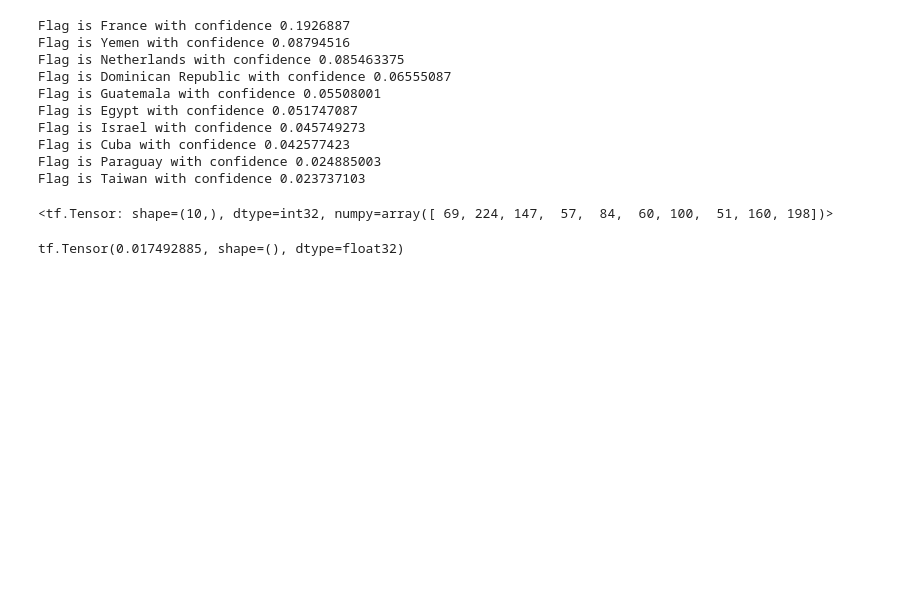
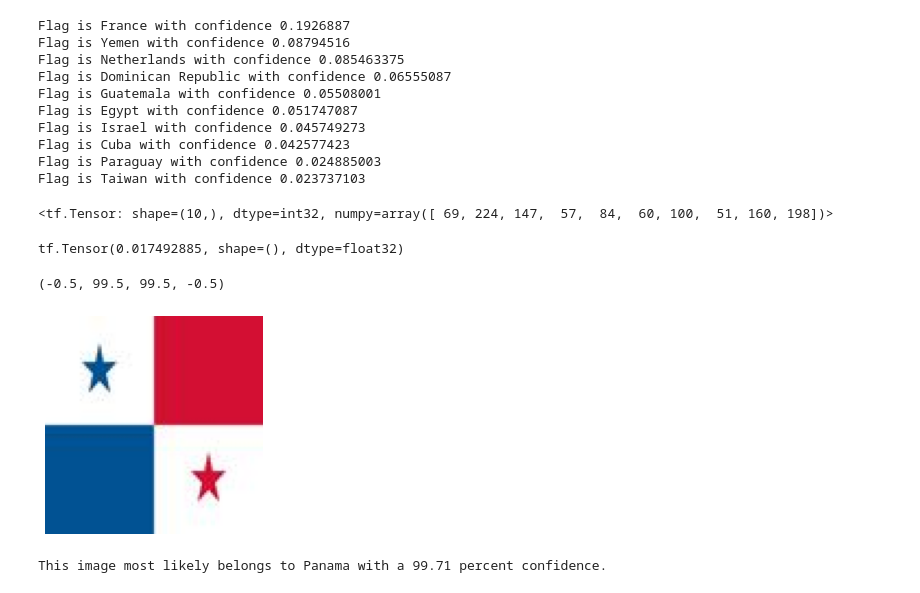
Before and after one commit to Hekkta/Flag-classifier, a Jupyter notebook: Flags.ipynb, the cells around one changed output. Drawn from its saved outputs; the diff is of its cells as text; code cells hidden in the pictures; blank space fills up the shorter version.

```diff
--- a/Flags.ipynb
+++ b/Flags.ipynb
@@ -331,3 +331,32 @@ top_k_indices
 print(score[158])
 # %% [output]
 tf.Tensor(0.017492885, shape=(), dtype=float32)
+# %%
+flag_url = 'C:/Users/Dave/Documents/Jupyter Notebooks/Flags/panama-flag.jpg'
+#flag_path = tf.keras.utils.get_file('PanamaTest', origin=flag_url)
+
+img = keras.preprocessing.image.load_img(
+    flag_url, target_size=(100, 100)
+)
+
+plt.figure()
+
+plt.imshow(img)
+
+plt.axis("off")
+# %% [output]
+(-0.5, 99.5, 99.5, -0.5)
+[figure, added]
+# %%
+img_array = keras.preprocessing.image.img_to_array(img)
+img_array = tf.expand_dims(img_array, 0) # Create a batch
+
+predictions = model.predict(img_array)
+score = tf.nn.softmax(predictions[0])
+
+print(
+    "This image most likely belongs to {} with a {:.2f} percent confidence."
+    .format(class_names[np.argmax(score)], 100 * np.max(score))
+)
+# %% [output]
+This image most likely belongs to Panama with a 99.71 percent confidence.
```
Also changed, not shown: parts of 1 cell of this notebook.
